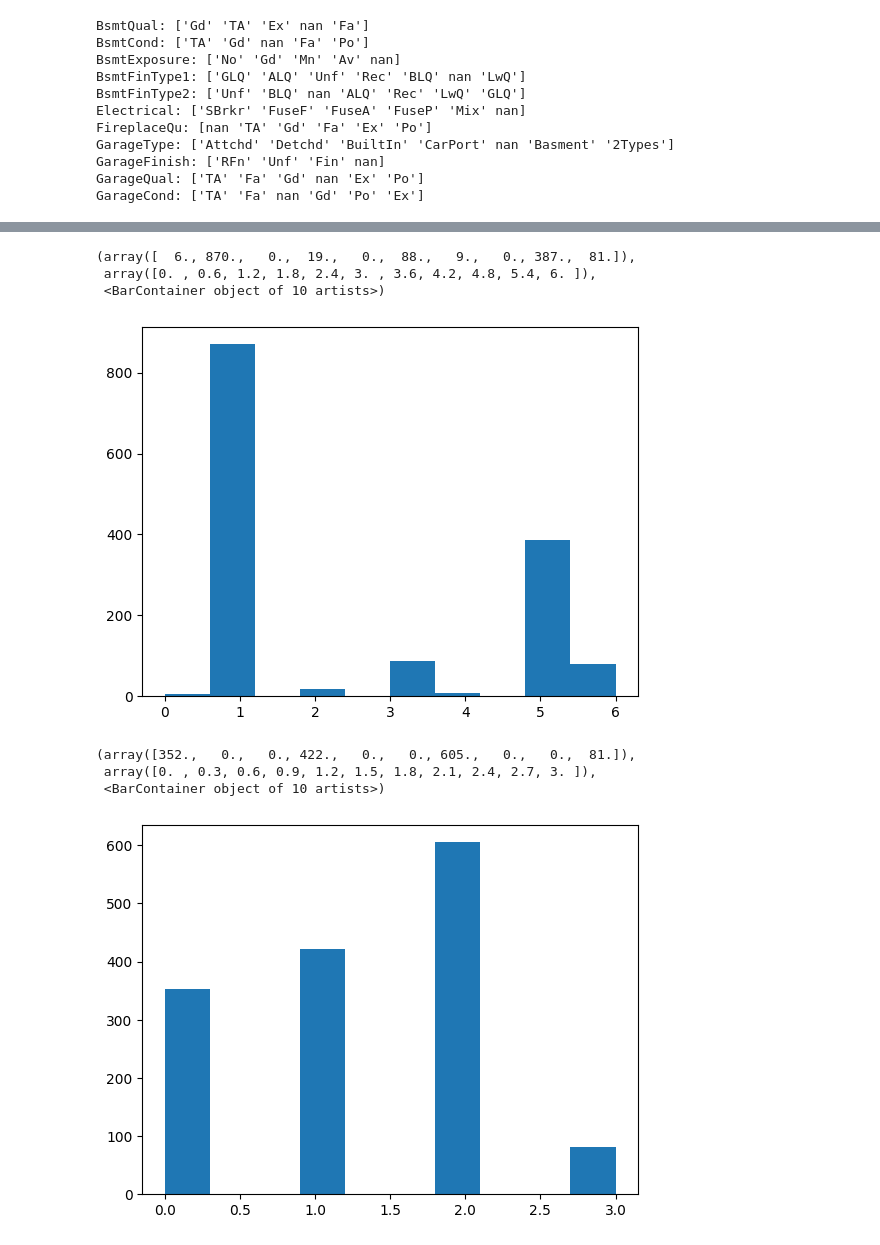
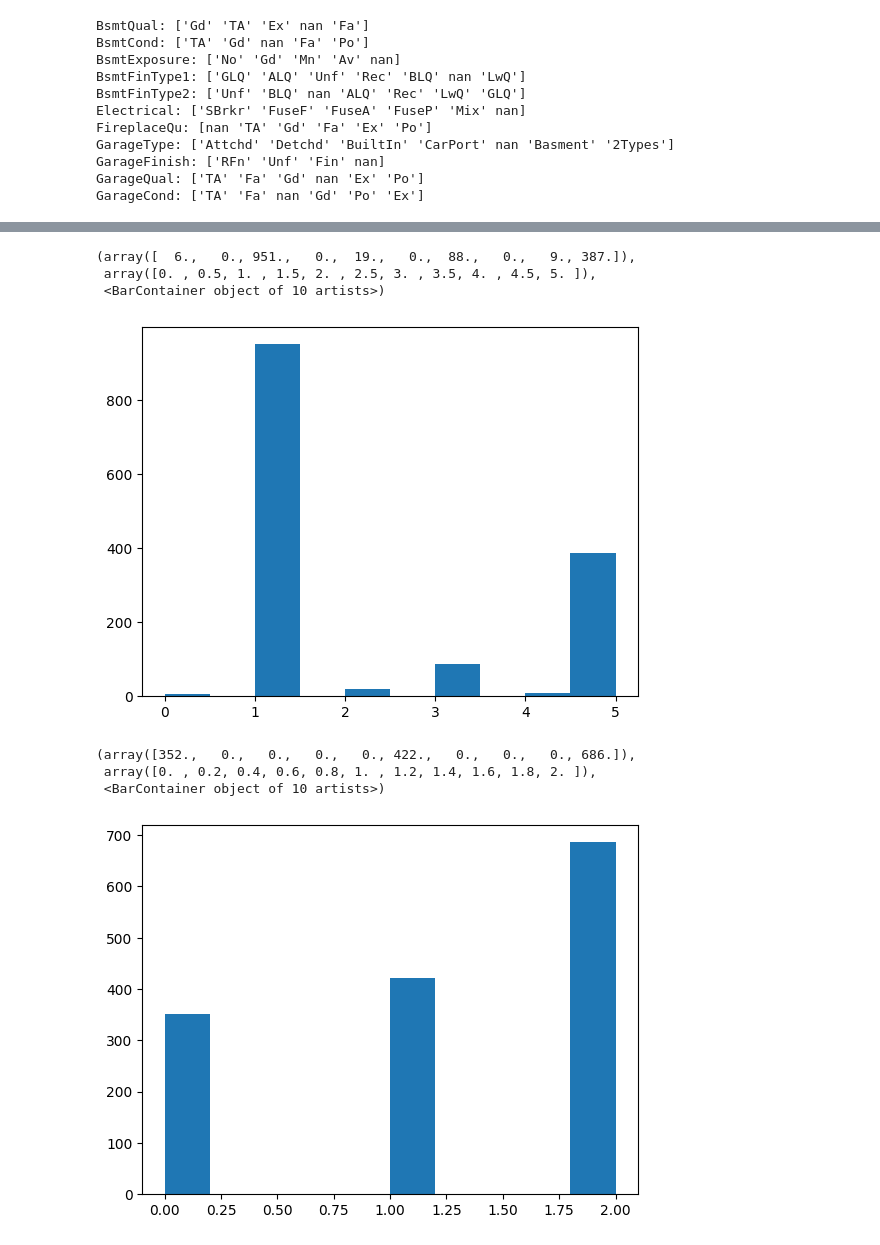
Before and after one commit to MohAsh81/Kaggle, a Jupyter notebook: Advanced_House_Prediction.ipynb, the cells around one changed output, grey strips where cells are left out. Saved outputs shown, nothing was run; the diff lists cells and outputs as text; code cells hidden in the pictures.

```diff
--- a/Advanced_House_Prediction.ipynb
+++ b/Advanced_House_Prediction.ipynb
@@ -269,8 +251,7 @@ plt.hist(df2["BsmtFinType2"])
 # %%
-le = LabelEncoder()
-df2["Electrical"] = le.fit_transform(df2["Electrical"])
+df2["Electrical"] = oe.fit_transform(df2[["Electrical"]])
 
-df['Electrical'].fillna(6)
+df['Electrical'].fillna(6,inplace=True)
 
 plt.hist(df2["Electrical"])
 # %% [output]
@@ -282,15 +263,7 @@ plt.hist(df2["Electrical"])
 # %%
-le = LabelEncoder()
-df2["FireplaceQu"] = le.fit_transform(df2["FireplaceQu"])
+df2["FireplaceQu"] = oe.fit_transform(df2[["FireplaceQu"]])
 
-# Generate random values (2 or 3) for the missing values
-random_values = np.random.choice([2, 3], size=df2['FireplaceQu'].isna().sum())
-
-# Create a mask for the missing values
-missing_mask = df2['FireplaceQu'].isna()
-
-# Fill missing values in the 'FireplaceQu' column with the random values
-df2.loc[missing_mask, 'FireplaceQu'] = random_values
+df2['FireplaceQu'].fillna(df2['FireplaceQu'].mode()[0], inplace=True)
 
 plt.hist(df2["FireplaceQu"])
 # %% [output]
@@ -301,39 +275,23 @@ plt.hist(df2["FireplaceQu"])
 # %%
-le = LabelEncoder()
-df2["GarageType"] = le.fit_transform(df2["GarageType"])
+df2["GarageType"] = oe.fit_transform(df2[["GarageType"]])
 
-# Generate random values (2 or 3) for the missing values
-random_values = np.random.choice([2, 3], size=df2['GarageType'].isna().sum())
-
-# Create a mask for the missing values
-missing_mask = df2['GarageType'].isna()
-
-# Fill missing values in the 'GarageType' column with the random values
-df2.loc[missing_mask, 'GarageType'] = random_values
+df2['GarageType'].fillna(df2['GarageType'].mode()[0], inplace=True)
 
 plt.hist(df2["GarageType"])
 # %% [output]
-(array([  6., 870.,   0.,  19.,   0.,  88.,   9.,   0., 387.,  81.]),
- array([0. , 0.6, 1.2, 1.8, 2.4, 3. , 3.6, 4.2, 4.8, 5.4, 6. ]),
+(array([  6.,   0., 951.,   0.,  19.,   0.,  88.,   0.,   9., 387.]),
+ array([0. , 0.5, 1. , 1.5, 2. , 2.5, 3. , 3.5, 4. , 4.5, 5. ]),
  <BarContainer object of 10 artists>)
-[figure, old version]
+[figure, new version]
 # %%
-le = LabelEncoder()
-df2["GarageFinish"] = le.fit_transform(df2["GarageFinish"])
+df2["GarageFinish"] = oe.fit_transform(df2[["GarageFinish"]])
 
-# Generate random values (2 or 3) for the missing values
-random_values = np.random.choice([0, 3], size=df2['GarageFinish'].isna().sum())
-
-# Create a mask for the missing values
-missing_mask = df2['GarageFinish'].isna()
-
-# Fill missing values in the 'GarageFinish' column with the random values
-df2.loc[missing_mask, 'GarageFinish'] = random_values
+df2['GarageFinish'].fillna(df2['GarageFinish'].mode()[0], inplace=True)
 
 plt.hist(df2["GarageFinish"])
 # %% [output]
-(array([352.,   0.,   0., 422.,   0.,   0., 605.,   0.,   0.,  81.]),
- array([0. , 0.3, 0.6, 0.9, 1.2, 1.5, 1.8, 2.1, 2.4, 2.7, 3. ]),
+(array([352.,   0.,   0.,   0.,   0., 422.,   0.,   0.,   0., 686.]),
+ array([0. , 0.2, 0.4, 0.6, 0.8, 1. , 1.2, 1.4, 1.6, 1.8, 2. ]),
  <BarContainer object of 10 artists>)
-[figure, old version]
+[figure, new version]
 # %%
```
Also changed, not shown: parts of 15 cells of this notebook.
